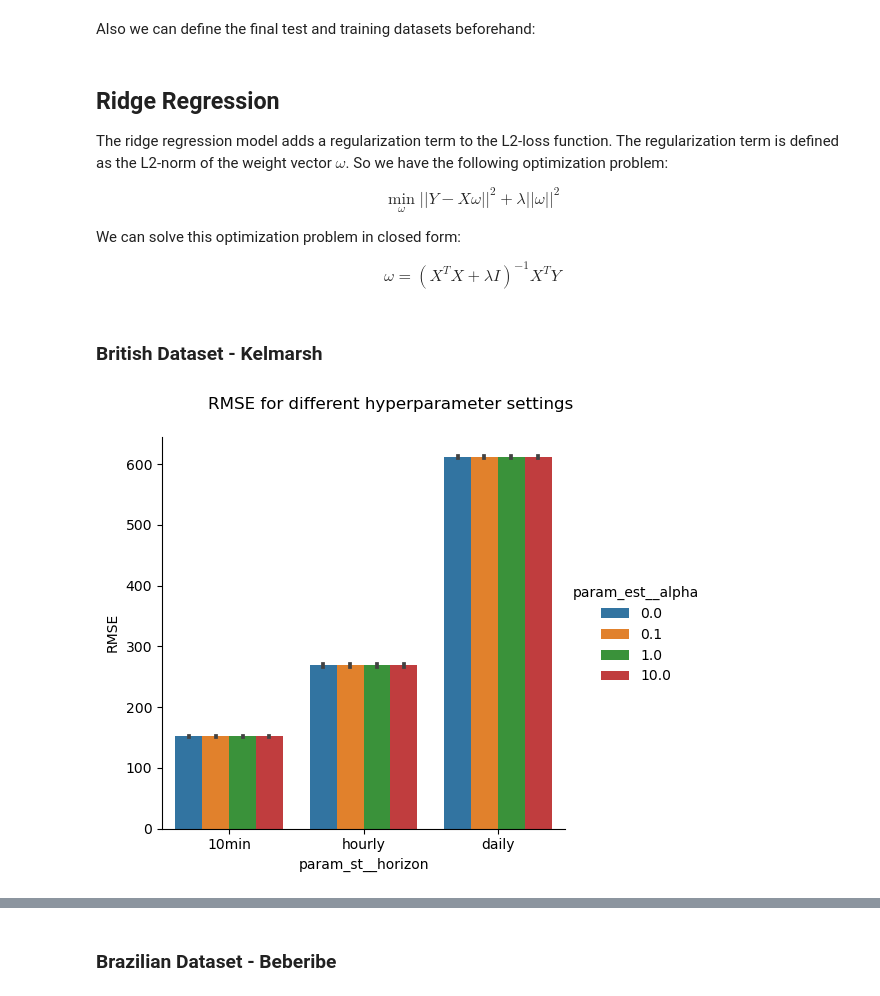
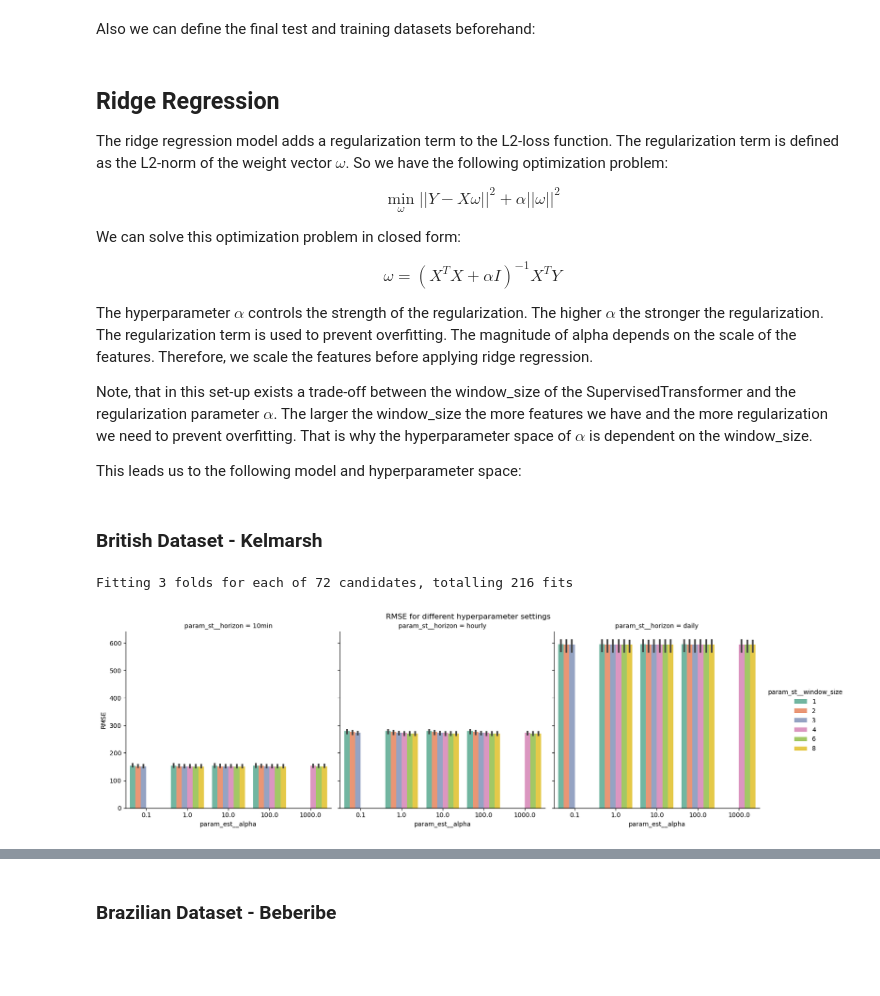
Before and after one commit to H-Kugler/forecasting-wind-power, a Jupyter notebook: notebooks/RegressionVariants.ipynb, the cells around one changed output, grey strips where cells are left out. Saved outputs shown, nothing was run; the diff lists cells and outputs as text; code cells hidden in the pictures; blank space fills up the shorter version.

Commit message:
hyperparameter tuning regression variants

```diff
--- a/notebooks/RegressionVariants.ipynb
+++ b/notebooks/RegressionVariants.ipynb
@@ -115,11 +110,17 @@ X_train_braz, y_train_braz, X_test_braz, y_test_braz = train_test_split(
 The ridge regression model adds a regularization term to the L2-loss function. The regularization term is defined as the L2-norm of the weight vector $\omega$. So we have the following optimization problem:
 
 $$
-\min_{\omega} ||Y - X\omega||^2 + \lambda ||\omega||^2
+\min_{\omega} ||Y - X\omega||^2 + \alpha ||\omega||^2
 $$
 
 We can solve this optimization problem in closed form:
 
 $$
-\omega = (X^TX + \lambda I)^{-1}X^TY
+\omega = (X^TX + \alpha I)^{-1}X^TY
 $$
+
+The hyperparameter $\alpha$ controls the strength of the regularization. The higher $\alpha$ the stronger the regularization. The regularization term is used to prevent overfitting. The magnitude of alpha depends on the scale of the features. Therefore, we scale the features before applying ridge regression.
+
+Note, that in this set-up exists a trade-off between the window_size of the SupervisedTransformer and the regularization parameter $\alpha$. The larger the window_size the more features we have and the more regularization we need to prevent overfitting. That is why the hyperparameter space of $\alpha$ is dependent on the window_size.
+
+This leads us to the following model and hyperparameter space:
@@ -168,25 +152,20 @@ param_grid = [
 ### British Dataset - Kelmarsh
 # %%
 ### hyperparameter tuning
-### WARNING: LONG RUNTIME
-### RUNTIME: ~ 3 hours
-do_gridsearch = False
-
-X = data_british
-y = data_british["power"]
-
-grid_search = GridSearchCV(
-    estimator=model,
-    param_grid=param_grid,
-    scoring="neg_root_mean_squared_error",
-    cv=TimeSeriesSplit(n_splits=3),
-    verbose=2,
-    n_jobs=-1,
-    refit=False,
-)
+### RUNTIME: ~ 1.5 min
+do_gridsearch = True
 
 if do_gridsearch:
-    grid_search.fit(X, y)
+    grid_search = GridSearchCV(
+        estimator=model,
+        param_grid=param_grid,
+        scoring="neg_root_mean_squared_error",
+        cv=TimeSeriesSplit(n_splits=3),
+        verbose=1,
+        n_jobs=-1,
+        refit=False,
+    )
+    grid_search.fit(X_train_brit, y_train_brit)
     res_gs_brit = pd.DataFrame(grid_search.cv_results_)
     # store results in csv-file
     pd.DataFrame(res_gs_brit).to_csv("../results/results_gs_rr_brit.csv")
@@ -194,10 +173,12 @@ if do_gridsearch:
     res_gs_brit = pd.read_csv("../results/results_gs_rr_brit.csv")
 else:
     res_gs_brit = pd.read_csv("../results/results_gs_rr_brit.csv")
+# %% [output]
+Fitting 3 folds for each of 72 candidates, totalling 216 fits
 # %%
 # plot gridsearch results
 vis.plot_gridsearch_results(
-    res_gs_brit, x="param_st__horizon", hue="param_est__alpha", col=None
+    res_gs_brit, x="param_est__alpha", hue="param_st__window_size", col="param_st__horizon"
 )
 # %% [output]
-[figure, old version]
+[figure, new version]
```
Also changed, not shown: parts of 46 cells of this notebook, 4 other files.
